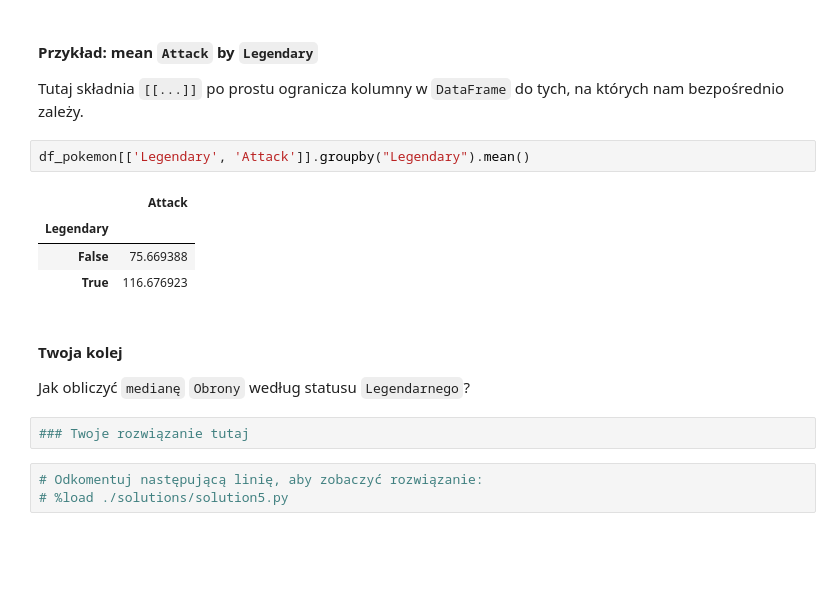
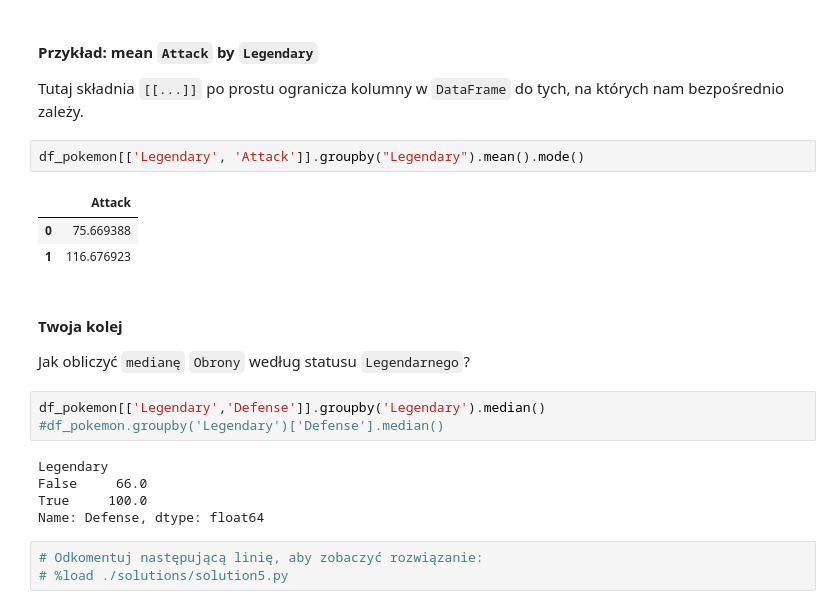
Before and after one commit to wignusia/sad, a Jupyter notebook: 02-review2.ipynb, the cells around one changed output. Cells and saved outputs as stored; diff of their text form; blank space fills up the shorter version.

```diff
--- a/02-review2.ipynb
+++ b/02-review2.ipynb
@@ -271,18 +272,23 @@ df_name.groupby(„column_to_group_by”).mean() ## lub mediana, itd.
 
 Tutaj składnia `[[...]]` po prostu ogranicza kolumny w `DataFrame` do tych, na których nam bezpośrednio zależy.
 # %%
-df_pokemon[['Legendary', 'Attack']].groupby("Legendary").mean()
+df_pokemon[['Legendary', 'Attack']].groupby("Legendary").mean().mode()
 # %% [output]
 |  | Attack |
-| Legendary |  |
-| False | 75.669388 |
-| True | 116.676923 |
+| 0 | 75.669388 |
+| 1 | 116.676923 |
 # %% [markdown]
 #### Twoja kolej
 
 Jak obliczyć `medianę` `Obrony` według statusu `Legendarnego`?
 # %%
-### Twoje rozwiązanie tutaj
+df_pokemon[['Legendary','Defense']].groupby('Legendary').median()
+#df_pokemon.groupby('Legendary')['Defense'].median()
+# %% [output]
+Legendary
+False     66.0
+True     100.0
+Name: Defense, dtype: float64
 # %%
 # Odkomentuj następującą linię, aby zobaczyć rozwiązanie:
 # %load ./solutions/solution5.py
```
Also changed, not shown: parts of 3 cells of this notebook, 1 other file.
